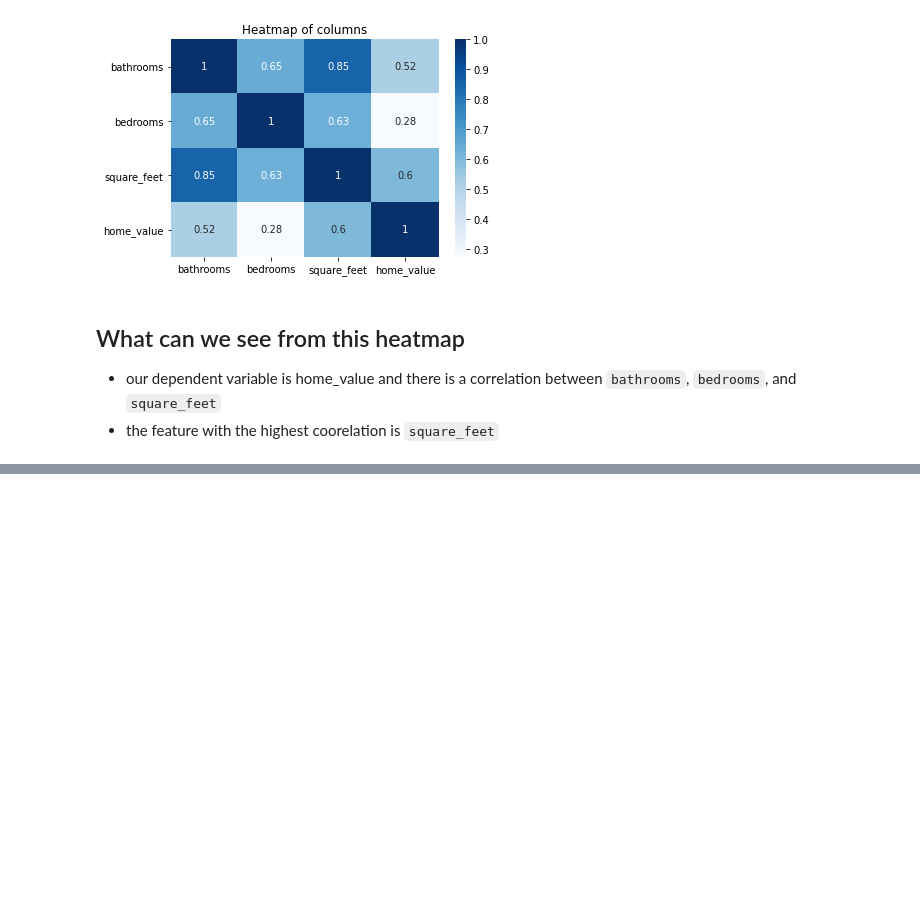
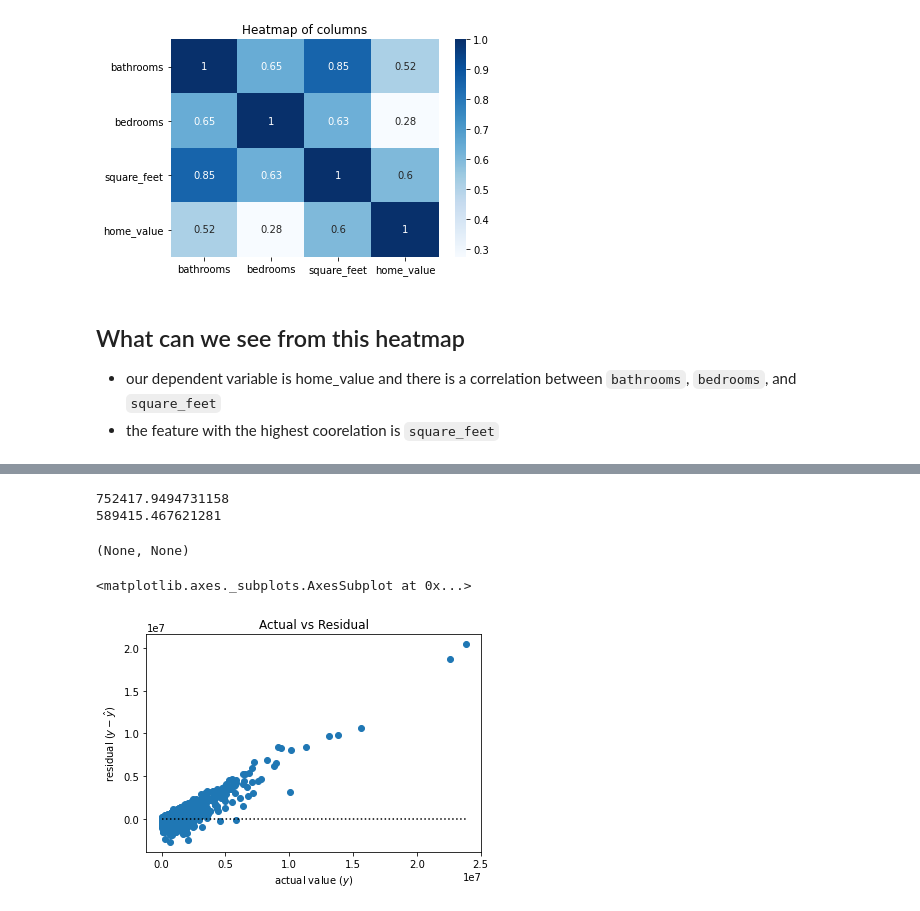
Before and after one commit to RaulCPena/zillow-estimate-home-value, a Jupyter notebook: Final_Zillow_Project.ipynb, the cells around one changed output, grey strips where cells are left out. Saved outputs shown, nothing was run; the diff lists cells and outputs as text; code cells hidden in the pictures; blank space fills up the shorter version.

```diff
--- a/Final_Zillow_Project.ipynb
+++ b/Final_Zillow_Project.ipynb
@@ -282,0 +432,12 @@ plt.show()
+# %%
+# Add Baseline Column
+ols_eval.rename(columns={'home_value': 'actual'}, inplace=True)
+# %%
+# Add Baseline
+ols_eval['baseline_yhat'] = ols_eval['actual'].mean()
+# %%
+# Add OLS predictions columns
+ols_eval['ols_yhat'] = ols_model.predict(X_train)
+# %%
+# Calculate and Add residuals colomns for plotting
+ols_eval['residuals'] = ols_eval.ols_yhat - ols_eval.actual
@@ -282,0 +475,11 @@ plt.show()
+# %%
+print(baseline_RMSE), print(ols_RMSE)
+# %% [output]
+752417.9494731158
+589415.467621281
+(None, None)
+# %%
+model.plot_residuals(ols_eval.actual, ols_eval.ols_yhat)
+# %% [output]
+<matplotlib.axes._subplots.AxesSubplot at 0x...>
+[figure, added]
```
Also changed, not shown: parts of 47 cells of this notebook.
